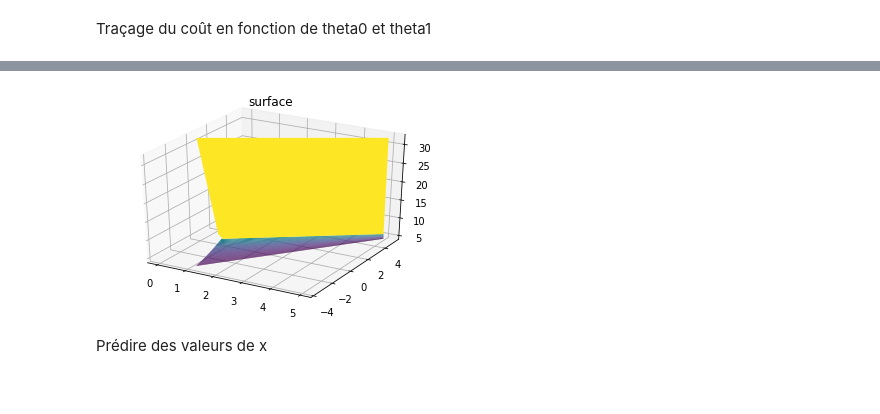
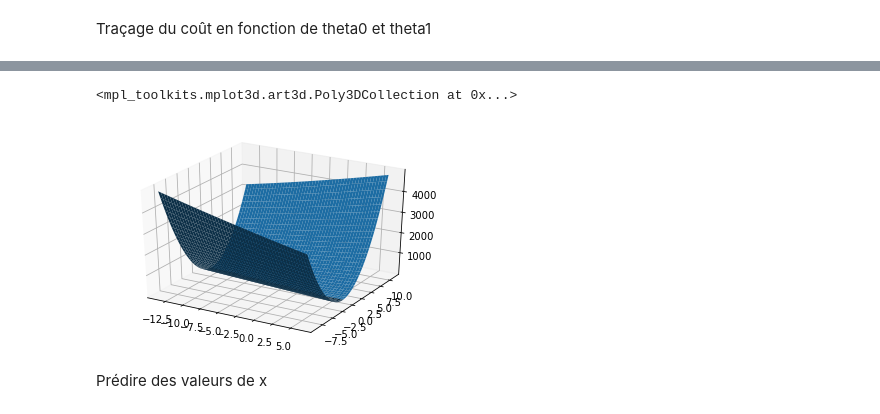
Before and after one commit to imadBO/AARN, a Jupyter notebook: TP2/TP 2 Descente du gradient.ipynb, the cells around one changed output, grey strips where cells are left out. Cells and saved outputs as stored; diff of their text form; code cells hidden in the pictures.

```diff
--- a/TP2/TP 2 Descente du gradient.ipynb
+++ b/TP2/TP 2 Descente du gradient.ipynb
@@ -104,6 +104,7 @@ def costGradient(X,y,f_x):
 
 
 def gradientDescent(X, y, theta, alpha, iterations):
+    epsilon = 1e-9
     # The gradient descent is used to optimize theta values (model parameters "intercept and slope").
     modalSettings = np.array([]) # An array which is going to be used to contain the costs.
     # To repeat the steps of gradient descent algorithm until we reach the maximum number of iterations or ....
@@ -118,7 +119,9 @@ def gradientDescent(X, y, theta, alpha, iterations):
         # To calculate the new theta values ( optimized parameters ).
         theta = theta.transpose() - (alpha * cost_gradient)
         theta = theta.transpose()
-    modalSettings = modalSettings.reshape((iterations,theta.shape[0]+1)) # To form a 2D array where each line i contains theta and the cost of the i-th iterration.
+        if np.absolute(cost_gradient.mean()) < epsilon:
+            break;
+    modalSettings = modalSettings.reshape((i+1,theta.shape[0]+1)) # To form a 2D array where each line i contains theta and the cost of the i-th iterration.
     return (theta, modalSettings) # To return the parameters of the model which fits better the dataset and the costs of the different models.
 # %% [markdown]
 # Descente du Gradient : Appel des fonctions
@@ -202,14 +185,23 @@ plt.legend(loc='best')
-# %%
-# Cost depending on theta0 and theta 1 ( 3D plot I don't know if it's correct or not ).
-ax = plt.axes(projection='3d')
-d2 = np.ones(modalSettings.shape[0]) * 5
-x1 = np.column_stack((modalSettings[:,1],d2))
-x2 = np.column_stack((modalSettings[:,0],d2))
-x3 = np.column_stack((modalSettings[:,2],modalSettings[:,2]))
-ax.plot_surface(x1, x2, x3, rstride=20, cstride=20,cmap='viridis')
-ax.set_title('surface');
-# %% [output]
-[figure, removed]
+# %%
+# Cost depending on theta0 and theta 1 ( 3D plot I don't know if it's correct or not ).
+theta_0_range, theta_1_range = np.meshgrid(np.arange(theta[0] - 10, theta[0] + 10, 0.1),
+                                           np.arange(theta[1] - 10, theta[1] + 10, 0.1))
+theta_mesh = np.expand_dims(np.stack((theta_0_range, theta_1_range), axis=-1), axis=3)
+loss = np.asarray(
+    [
+        [computeCost(X, y, theta_mesh[i, j])[0]
+             for j in range(theta_mesh.shape[1])
+        ]
+        for i in range(theta_mesh.shape[0])
+    ]
+)
+
+fig = plt.figure()
+ax = fig.add_subplot(111, projection='3d')
+ax.plot_surface(theta_0_range, theta_1_range, loss)
+# %% [output]
+<mpl_toolkits.mplot3d.art3d.Poly3DCollection at 0x...>
+[figure, added]
 # %% [markdown]
 Prédire des valeurs de x
 # %%
```
Also changed, not shown: parts of 3 cells of this notebook, 2 other files.
